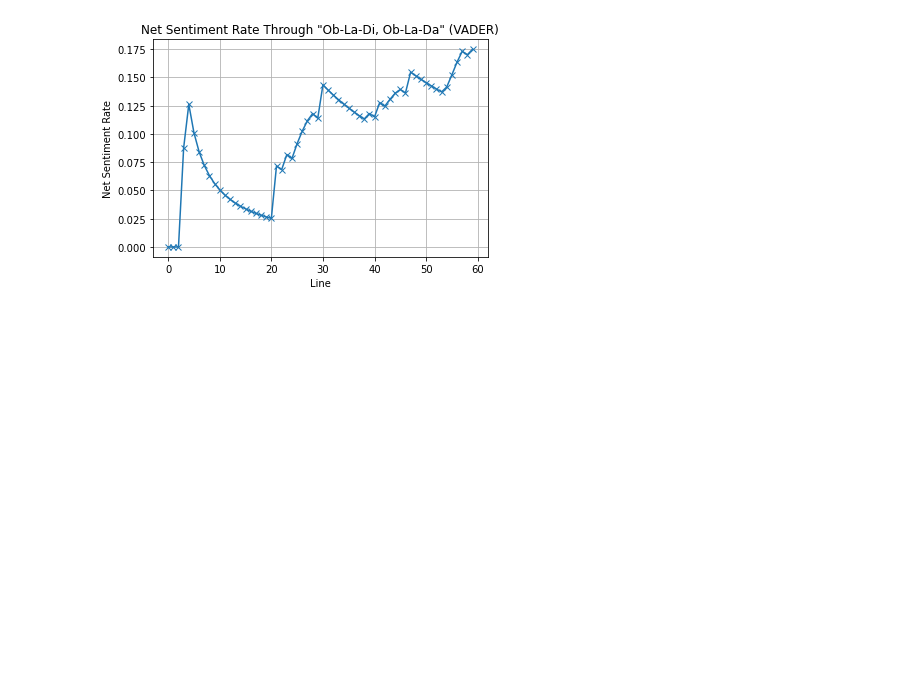
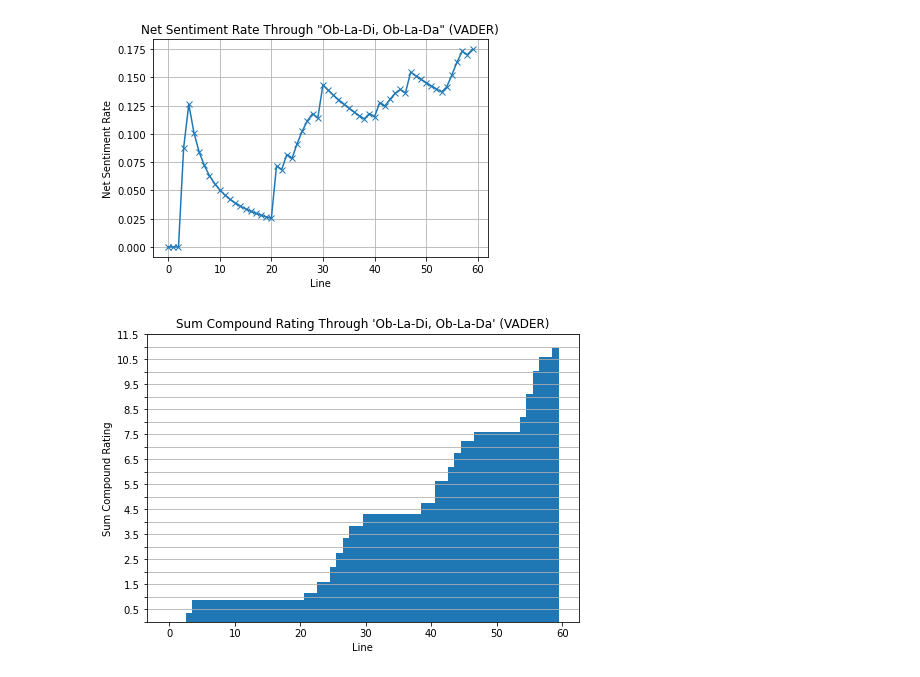
Before and after one commit to bethmward/MetreMuse, a Jupyter notebook: Ob-La-Di, Ob-La-Da/VADER_Ob-La-Di_Ob-La-Da.ipynb, the cells around one changed output. Saved outputs shown, nothing was run; the diff lists cells and outputs as text; code cells hidden in the pictures; blank space fills up the shorter version.

```diff
--- a/Ob-La-Di, Ob-La-Da/VADER_Ob-La-Di_Ob-La-Da.ipynb
+++ b/Ob-La-Di, Ob-La-Da/VADER_Ob-La-Di_Ob-La-Da.ipynb
@@ -75,6 +75,9 @@ plt.show()
 file1 = open('ob-la-di_ob-la-da.txt', 'r')
 
 nsr = np.zeros(lines + 1, dtype=float) # a 1x15 array (0:14 lines)
+sumVec = np.zeros(lines + 1, dtype=float) # another 1x15 array for summing compound across lines
+sumCompound = 0
+lineCompound = np.zeros(lines + 1, dtype = float) # another 1x15 array for plotting each line's compound
 lines = 0
 vec = [0,0,0];
 
@@ -91,6 +94,13 @@ for line in file1:
         # evaluate song using net sentiment rate
         nsr[lines] = (vec[2] - vec[0]) / lines
 
+        # sum all compounds
+        sumCompound += score['compound']
+        sumVec[lines] = sumCompound
+
+        # input line's compound
+        lineCompound[lines] = score['compound']
+
 # Closing file(s)
 file1.close()
 # %%
@@ -106,3 +116,19 @@ plt.grid(True)
 plt.show()
 # %% [output]
 [figure]
+# %%
+# create a histogram of the sum compound... (sumVec)
+fig = plt.figure()
+ax = fig.add_axes([0,0,1,1])
+x = np.arange(0, lines+1)
+ax.bar(x, sumVec, width=1)
+plt.grid(axis='y')
+plt.yticks(np.arange(0, max(sumVec)+1, step=0.5))
+for label in ax.yaxis.get_ticklabels()[::2]:
+    label.set_visible(False)
+plt.title("Sum Compound Rating Through 'Ob-La-Di, Ob-La-Da' (VADER)")
+plt.xlabel("Line")
+plt.ylabel("Sum Compound Rating")
+plt.show()
+# %% [output]
+[figure, added]
```
Also changed, not shown: parts of 2 cells of this notebook.
